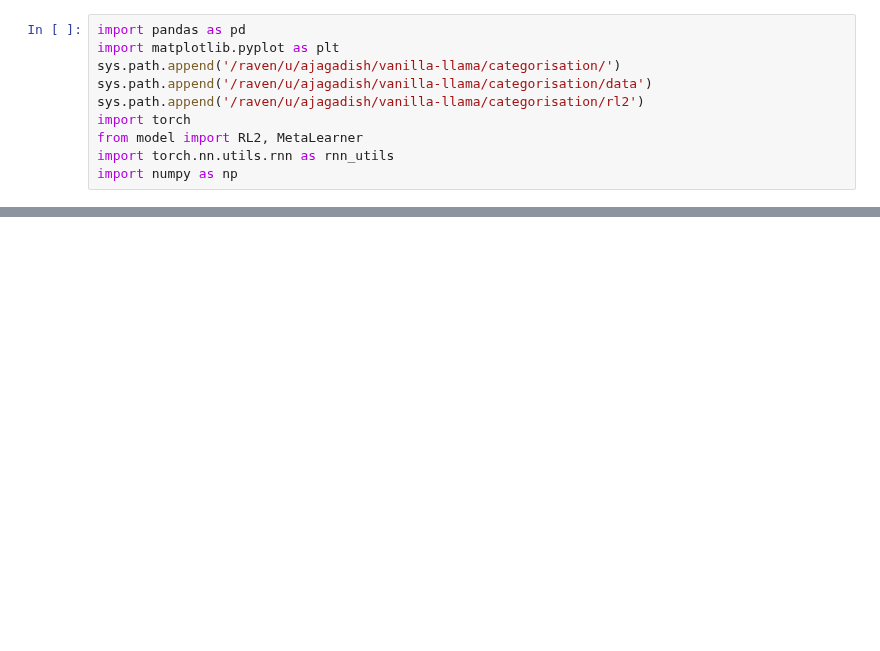
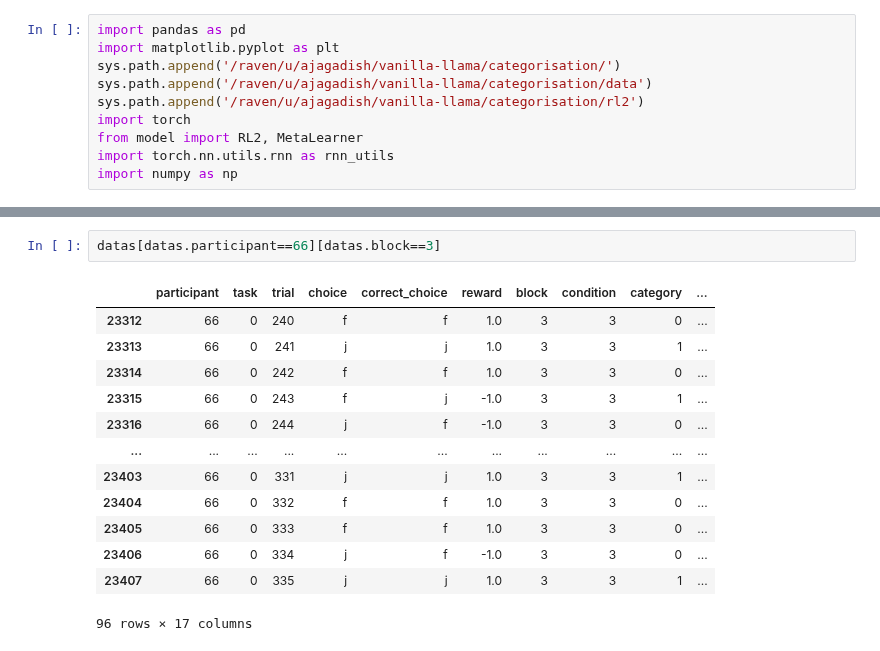
Before and after one commit to akjagadish/vanilla-llama, a Jupyter notebook: categorisation/notebooks/llm_categorisation.ipynb, the cells around one changed output, grey strips where cells are left out. Saved outputs shown, nothing was run; the diff lists cells and outputs as text; blank space fills up the shorter version.

```diff
--- a/categorisation/notebooks/llm_categorisation.ipynb
+++ b/categorisation/notebooks/llm_categorisation.ipynb
@@ -14,0 +32,16 @@ datas[datas.condition==cond]
+# %%
+datas[datas.participant==66][datas.block==3]
+# %% [output]
+|  | participant | task | trial | choice | correct_choice | reward | block | condition | category | ... |
+| 23312 | 66 | 0 | 240 | f | f | 1.0 | 3 | 3 | 0 | ... |
+| 23313 | 66 | 0 | 241 | j | j | 1.0 | 3 | 3 | 1 | ... |
+| 23314 | 66 | 0 | 242 | f | f | 1.0 | 3 | 3 | 0 | ... |
+| 23315 | 66 | 0 | 243 | f | j | -1.0 | 3 | 3 | 1 | ... |
+| 23316 | 66 | 0 | 244 | j | f | -1.0 | 3 | 3 | 0 | ... |
+| ... | ... | ... | ... | ... | ... | ... | ... | ... | ... | ... |
+| 23403 | 66 | 0 | 331 | j | j | 1.0 | 3 | 3 | 1 | ... |
+| 23404 | 66 | 0 | 332 | f | f | 1.0 | 3 | 3 | 0 | ... |
+| 23405 | 66 | 0 | 333 | f | f | 1.0 | 3 | 3 | 0 | ... |
+| 23406 | 66 | 0 | 334 | j | f | -1.0 | 3 | 3 | 0 | ... |
+| 23407 | 66 | 0 | 335 | j | j | 1.0 | 3 | 3 | 1 | ... |
+96 rows × 17 columns
```
Also changed, not shown: parts of 9 cells of this notebook, 1 other file.
